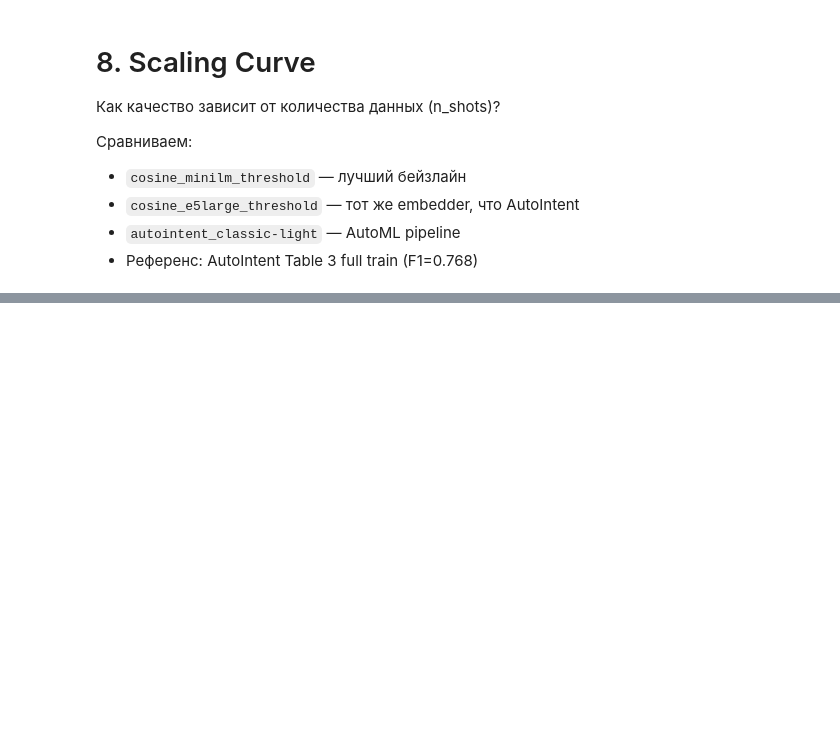
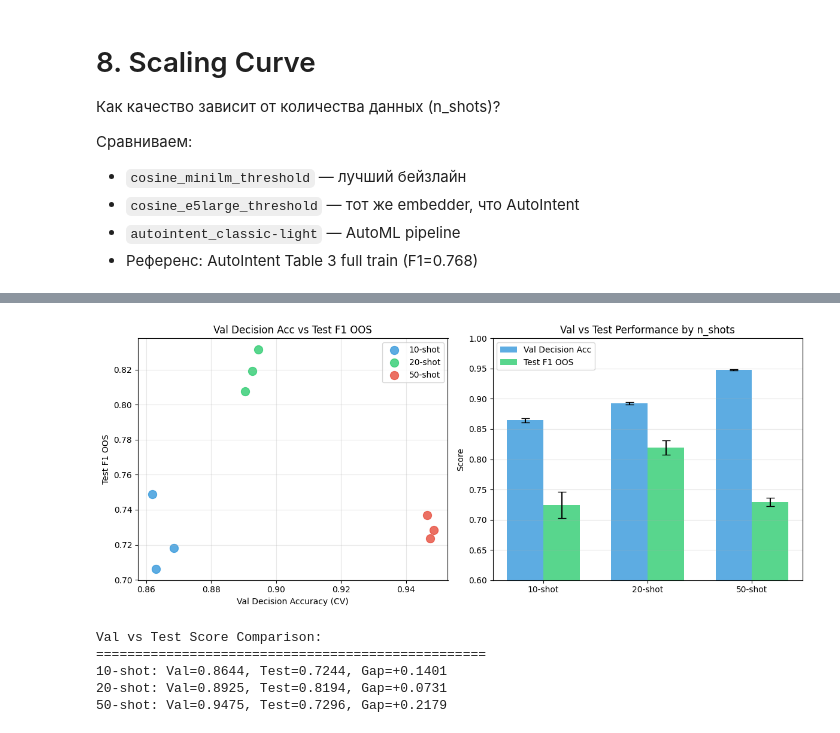
Before and after one commit to va-av-8/autoguardrails, a Jupyter notebook: tasks/oos_detection/notebooks/03_autointent_fewshot.ipynb, the cells around one changed output, grey strips where cells are left out. Saved outputs shown, nothing was run; the diff lists cells and outputs as text; code cells hidden in the pictures; blank space fills up the shorter version.

Commit message:
complete: OOS detection sprint — experiments, hypotheses, summary

```diff
--- a/tasks/oos_detection/notebooks/03_autointent_fewshot.ipynb
+++ b/tasks/oos_detection/notebooks/03_autointent_fewshot.ipynb
@@ -728,0 +1010,65 @@ else:
+# %%
+# 9.3 Visualize val vs test score correlation
+if len(automl_df) > 0:
+    fig, axes = plt.subplots(1, 2, figsize=(12, 5))
+
+    # Plot 1: Val Decision Acc vs Test F1 by n_shots
+    ax1 = axes[0]
+    colors = {10: '#3498db', 20: '#2ecc71', 50: '#e74c3c'}
+    for n in [10, 20, 50]:
+        subset = automl_df[automl_df['n_shots'] == n]
+        ax1.scatter(
+            subset['best_decision_val'],
+            subset['test_f1_oos'],
+            c=colors[n], s=100, label=f'{n}-shot', alpha=0.8
+        )
+    ax1.set_xlabel("Val Decision Accuracy (CV)")
+    ax1.set_ylabel("Test F1 OOS")
+    ax1.set_title("Val Decision Acc vs Test F1 OOS")
+    ax1.legend()
+    ax1.grid(True, alpha=0.3)
+
+    # Plot 2: Val vs Test by n_shots (aggregated)
+    ax2 = axes[1]
+    agg_by_shots = automl_df.groupby('n_shots').agg({
+        'best_decision_val': ['mean', 'std'],
+        'test_f1_oos': ['mean', 'std']
+    }).reset_index()
+    agg_by_shots.columns = ['n_shots', 'val_mean', 'val_std', 'test_mean', 'test_std']
+
+    x = np.arange(len(agg_by_shots))
+    width = 0.35
+
+    ax2.bar(x - width/2, agg_by_shots['val_mean'], width,
+            yerr=agg_by_shots['val_std'], label='Val Decision Acc',
+            color='#3498db', capsize=5, alpha=0.8)
+    ax2.bar(x + width/2, agg_by_shots['test_mean'], width,
+            yerr=agg_by_shots['test_std'], label='Test F1 OOS',
+            color='#2ecc71', capsize=5, alpha=0.8)
+
+    ax2.set_xticks(x)
+    ax2.set_xticklabels([f"{n}-shot" for n in agg_by_shots['n_shots']])
+    ax2.set_ylabel("Score")
+    ax2.set_title("Val vs Test Performance by n_shots")
+    ax2.legend()
+    ax2.set_ylim(0.6, 1.0)
+    ax2.grid(True, alpha=0.3, axis='y')
+
+    plt.tight_layout()
+    plt.show()
+
+    # Print summary
+    print("\nVal vs Test Score Comparison:")
+    print("=" * 50)
+    for _, row in agg_by_shots.iterrows():
+        gap = row['val_mean'] - row['test_mean']
+        print(f"{int(row['n_shots'])}-shot: Val={row['val_mean']:.4f}, Test={row['test_mean']:.4f}, Gap={gap:+.4f}")
+else:
+    print("[Визуализация недоступна]")
+# %% [output]
+[figure, added]
+Val vs Test Score Comparison:
+==================================================
+10-shot: Val=0.8644, Test=0.7244, Gap=+0.1401
+20-shot: Val=0.8925, Test=0.8194, Gap=+0.0731
+50-shot: Val=0.9475, Test=0.7296, Gap=+0.2179
```
Also changed, not shown: parts of 30 cells of this notebook, 21 other files.
